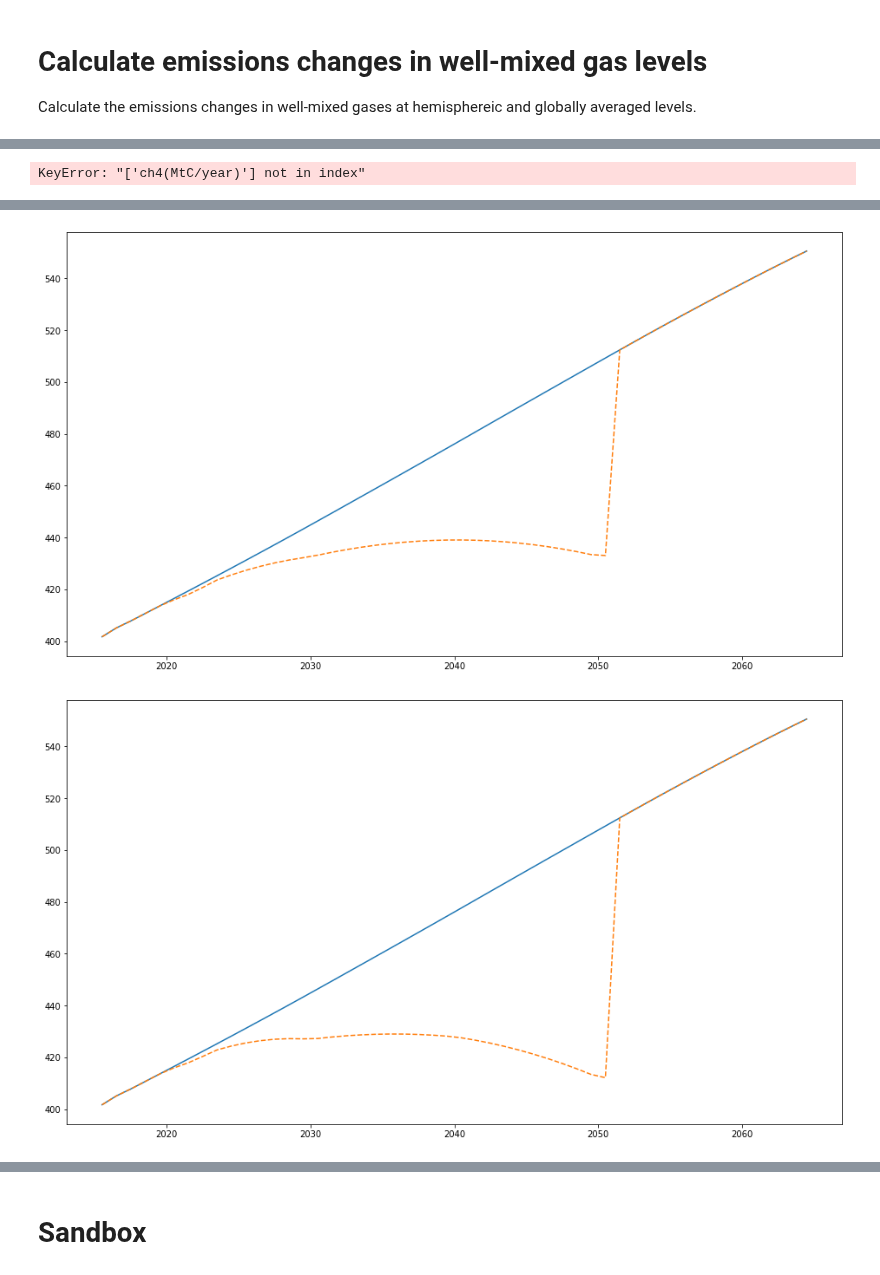
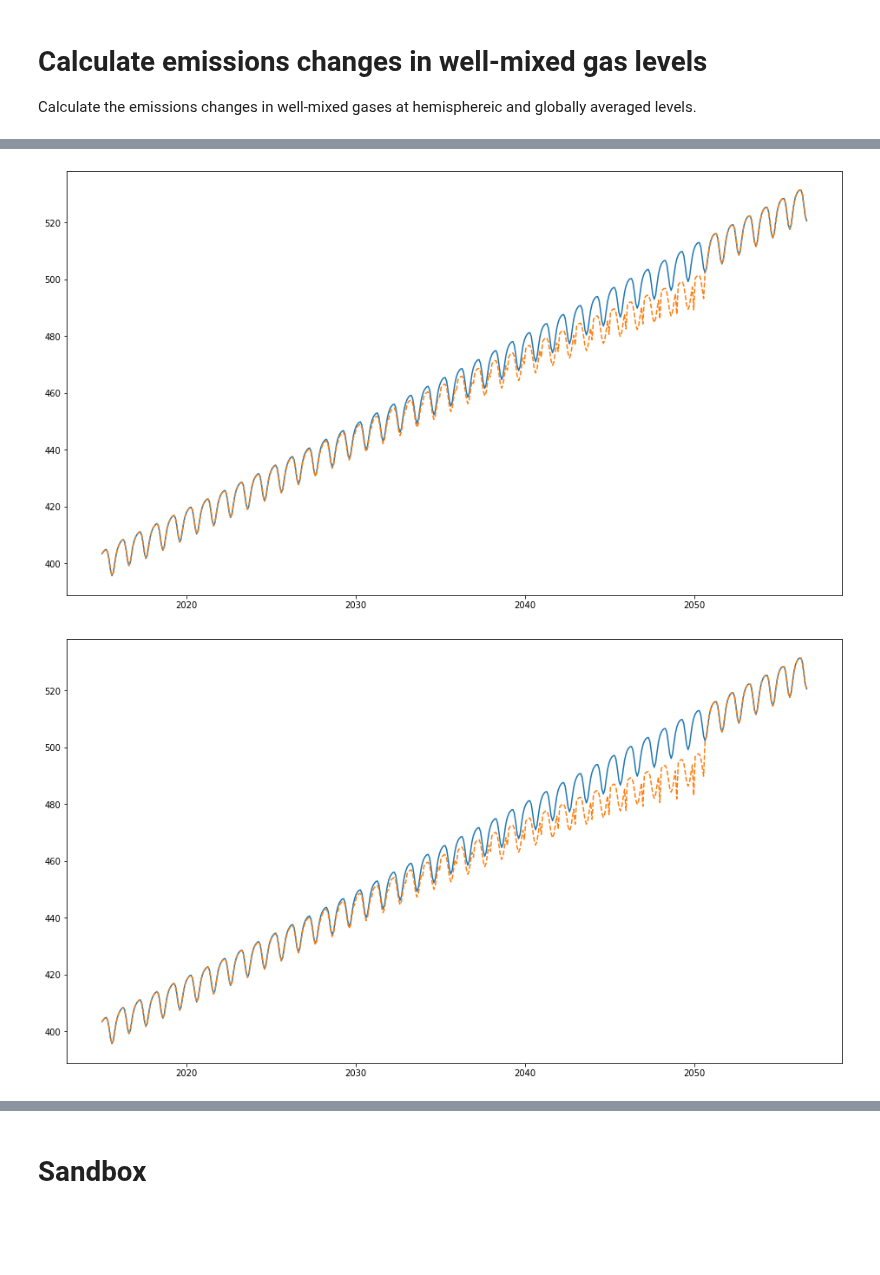
Before and after one commit to Rlamboll/modify_COVID19_netCDF_Emissions, a Jupyter notebook: calculations/WellMixedGHGCalc.ipynb, the cells around one changed output, grey strips where cells are left out. Saved outputs shown, nothing was run; the diff lists cells and outputs as text; code cells hidden in the pictures; blank space fills up the shorter version.

Commit message:
Uses a monthly basis to perform the calculation for GHGs

```diff
--- a/calculations/WellMixedGHGCalc.ipynb
+++ b/calculations/WellMixedGHGCalc.ipynb
@@ -46,4 +45,4 @@ year_range = np.arange(2020, 2051)
 # %%
-baseline = pd.read_excel(mod_input_folder + mod_input_baseline, header=0, index_col=0)
+baseline = pd.read_excel(mod_input_folder + mod_input_baseline, header=0, index_col=1, sheet_name="Concentrations")
 baseline
 # %% [output]
@@ -63,6 +63,3 @@ baseline
-# %%
-# Average the CO2 values
-baseline["co2(GtC/year)"] = baseline["co2_fossil(GtC/year)"] + baseline["co2_land(GtC/year)"]
 # %%
 def calc_means(df, year_range):
     to_return = pd.DataFrame(index=year_range, columns=["mean"])
@@ -72,3 +69,10 @@ def calc_means(df, year_range):
 # %%
 def make_year_into_days(year):
     return (year - 1850 + 0.5) * 365 # The calendar is defined using the 365 day calendar.
+# %%
+def closest_ind(info, time):
+    return np.where(
+        abs(info - time) == min(abs(info - time))
+    )[0]
+# %%
+monthly_range = [date for date in baseline.index if date >= min(year_range) and date < max(year_range) + 1]
@@ -80,22 +102,16 @@ for gas, gas_file in gases.items():
         scenario_string = file.split("_")[0]
         data = copy_netcdf_file(gas_file, input_folder, output_folder, scenario_string)
         output = data.variables[key_variable][...]
-        path_df = pd.read_excel(mod_input_folder + file, header=0, index_col=0)
-        if gas == "co2":
-            path_df["co2(GtC/year)"] = path_df["co2_fossil(GtC/year)"] + path_df["co2_land(GtC/year)"]
-        baseline_means = calc_means(baseline[["year", path_var_names[gas]]], year_range)
-        path_means = calc_means(path_df[["year", path_var_names[gas]]], year_range)
-        t0 = np.where(data.variables["time"][:] == make_year_into_days(2019))[0]
-        conc_at_t0 = output[t0, :]
-        for time in year_range:
-            timeind = np.where(data.variables["time"][:] == make_year_into_days(time))[0]
-            time_factor = path_means.loc[time] / baseline_means.loc[time]
-            output[timeind, ...] = (output[timeind, :] - conc_at_t0[0, :]) * time_factor[0] + conc_at_t0[0, :]
-        # good_times = np.where(data.variables["time"][:] <= make_year_into_days(max(year_range)))[0] # use to limit time dur
+        path_df = pd.read_excel(mod_input_folder + file, header=0, index_col=1, sheet_name="Concentrations")
+        t0_ind = closest_ind(data.variables["time"][:], make_year_into_days(t0))
+        conc_at_t0 = output[t0_ind, :]
+        for time in monthly_range:
+            timeind = closest_ind(data.variables["time"][:], make_year_into_days(time))
+            time_factor = path_df[path_var_names[gas]].loc[time] / baseline[path_var_names[gas]].loc[time]
+            output[timeind, ...] = (output[timeind, :] - conc_at_t0[0, :]) * time_factor + conc_at_t0[0, :]
         plt.figure(figsize=(16, 9))
-        plt.plot(data.variables["time"][:50] / 365 + 1850, data.variables[key_variable][:50, 1])
-        plt.plot(data.variables["time"][:50] / 365 + 1850, output[:50, 1], linestyle="--")
+        plt.plot(data.variables["time"][:500] / 365 + 1850, data.variables[key_variable][:500, 1])
+        plt.plot(data.variables["time"][:500] / 365 + 1850, output[:500, 1], linestyle="--")
         data.variables[key_variable][:, :] = output
         data.close()
 # %% [output]
-KeyError: "['ch4(MtC/year)'] not in index"
@@ -104,2 +120,2 @@ KeyError: "['ch4(MtC/year)'] not in index"
-[figure, old version]
+[figure, new version]
-[figure, old version]
+[figure, new version]
```
Also changed, not shown: parts of 13 cells of this notebook.
